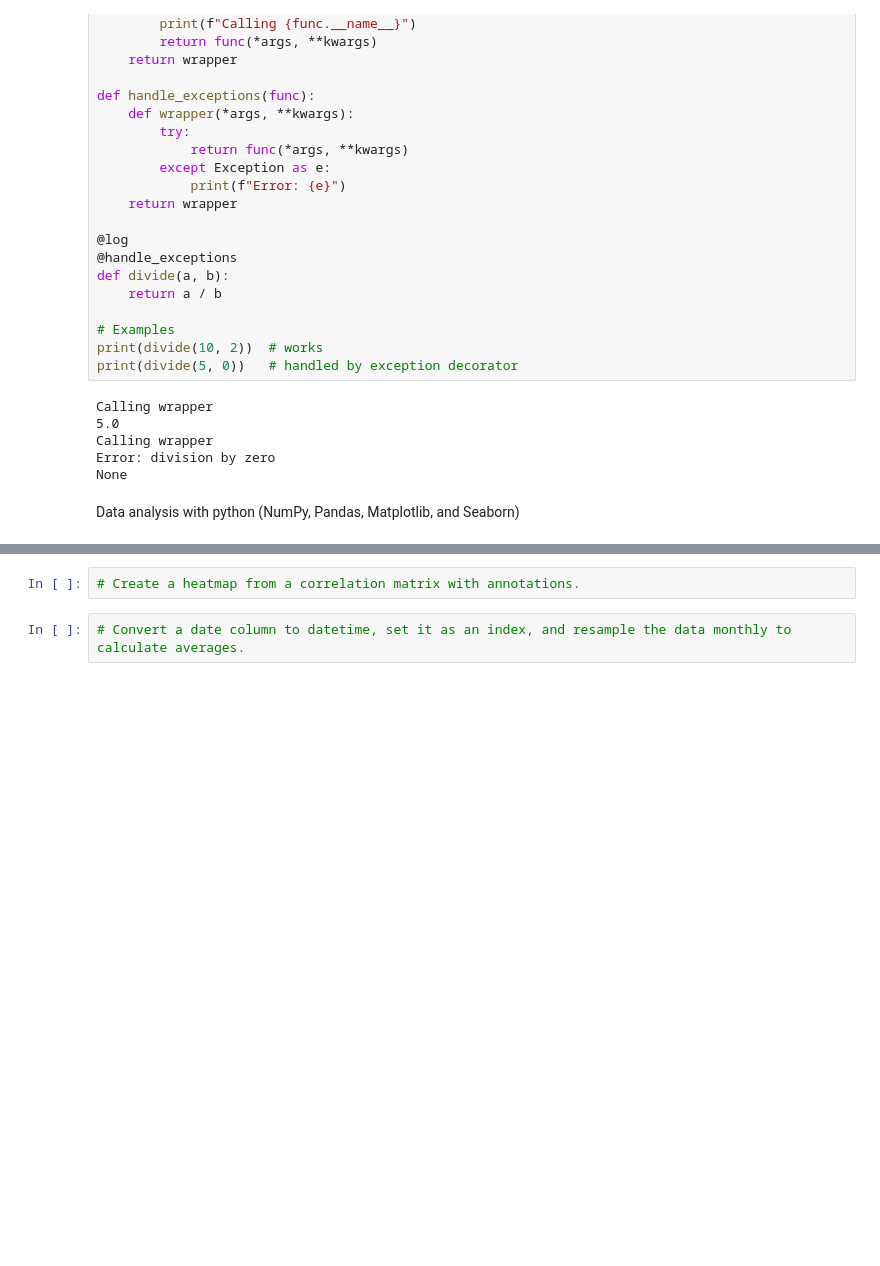
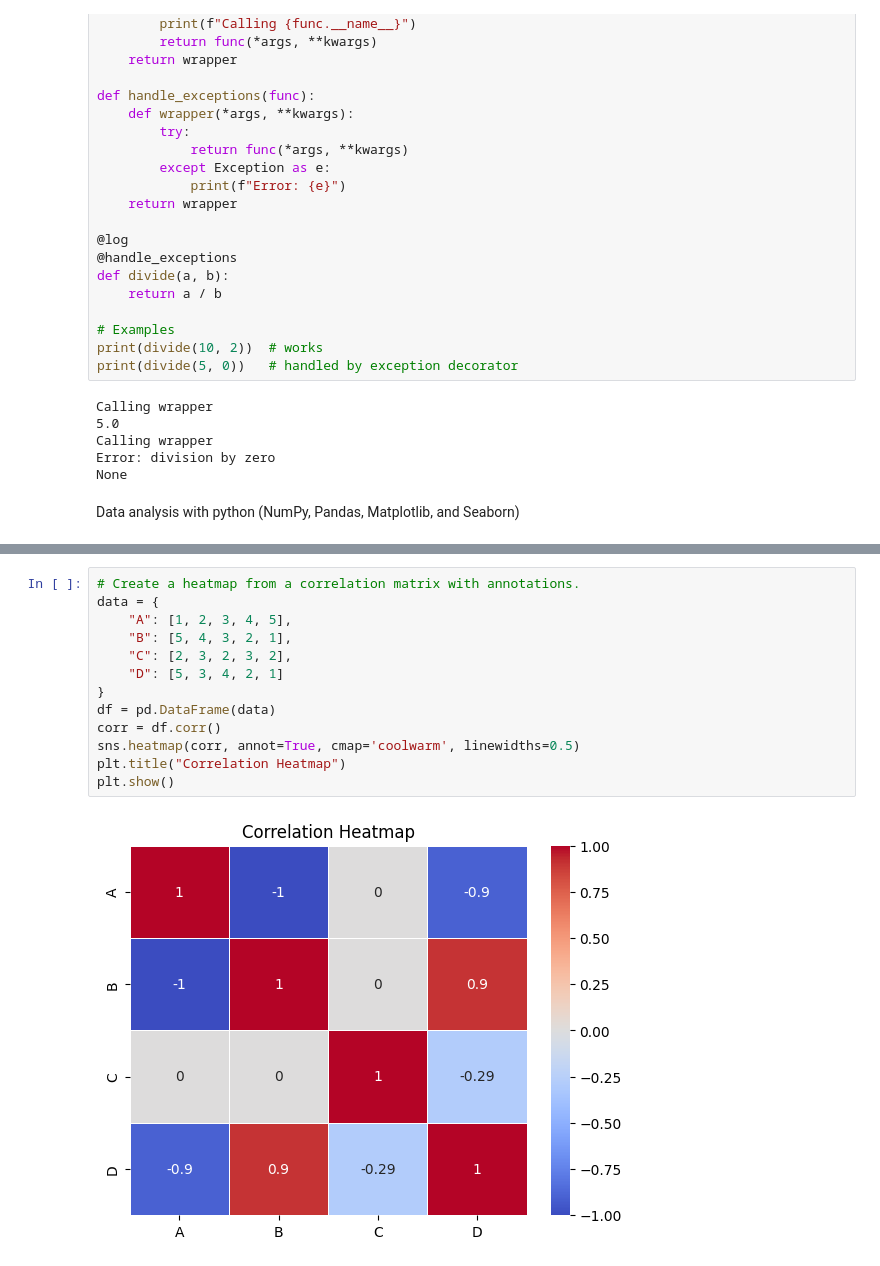
Before and after one commit to BinalPatel29/Exercise-with-python, a Jupyter notebook: Questions/hard.ipynb, the cells around one changed output, grey strips where cells are left out. Drawn from its saved outputs; the diff is of its cells as text; blank space fills up the shorter version.

```diff
--- a/Questions/hard.ipynb
+++ b/Questions/hard.ipynb
@@ -471,4 +514,15 @@ Data analysis with python (NumPy, Pandas, Matplotlib, and Seaborn)
 # %%
 # Create a heatmap from a correlation matrix with annotations.
+data = {
+    "A": [1, 2, 3, 4, 5],
+    "B": [5, 4, 3, 2, 1],
+    "C": [2, 3, 2, 3, 2],
+    "D": [5, 3, 4, 2, 1]
+}
+df = pd.DataFrame(data)
+corr = df.corr()
+sns.heatmap(corr, annot=True, cmap='coolwarm', linewidths=0.5)
+plt.title("Correlation Heatmap")
+plt.show()
+# %% [output]
+[figure, added]
-# %%
-# Convert a date column to datetime, set it as an index, and resample the data monthly to calculate averages.
```
Also changed, not shown: parts of 4 cells of this notebook.
